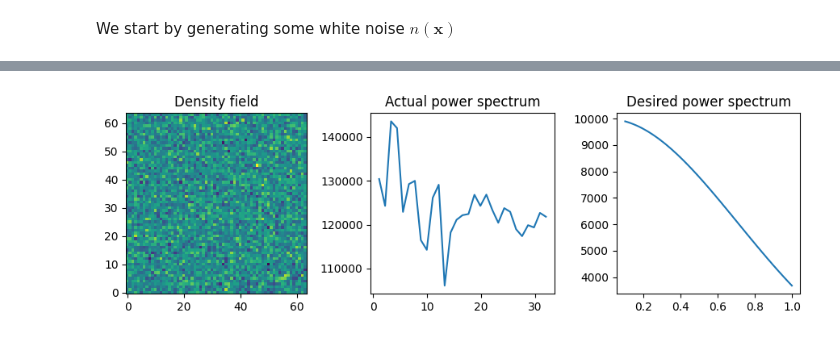
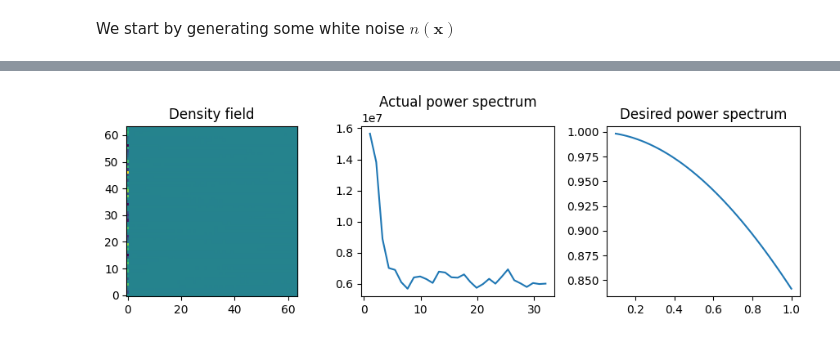
Before and after one commit to andrinr/IC-prediction, a Jupyter notebook: src/ic.ipynb, the cells around one changed output, grey strips where cells are left out. Drawn from its saved outputs; the diff is of its cells as text; code cells hidden in the pictures.

```diff
--- a/src/ic.ipynb
+++ b/src/ic.ipynb
@@ -23,7 +23,7 @@ k, Pk = power_spectrum(delta)
 
 # lets define a desired power spectrum
 k_desired = jnp.linspace(0.1, 1.0, n_grid)
-Pk_desired = 1e4 * jnp.exp(-k_desired**2)
+Pk_desired = jnp.sin(k_desired) / k_desired
 
 
 fig, (ax1, ax2, ax3) = plt.subplots(1, 3, figsize=(9, 3))
@@ -56,10 +58,16 @@ Ax_lin = jnp.sqrt(Pk_desired)
 coords = jnp.linspace(0, n_grid, n_grid, endpoint=False)
 x, y, z = jnp.meshgrid(coords, coords, coords, indexing='ij')
 index_grid = jnp.sqrt(x**2 + y**2 + z**2)
-index_grid -= n_grid_half
 index_grid = jnp.abs(index_grid)
 index_grid = index_grid.astype(jnp.int32)
 
 Ax = Ax_lin.at[index_grid].get()
 
-# delta = jax.scipy.signal.convolve(delta, Ax, mode='full', method='auto')
+print(Ax)
+
+# transform to fourier space
+delta_k = jnp.fft.fftn(delta)
+# apply correlation matrix
+delta_k = jnp.matmul(delta_k, Ax)
+# transform back to real space
+delta = jnp.fft.ifftn(delta_k).real
@@ -66,14 +92,14 @@ Ax = Ax_lin.at[index_grid].get()
 # %%
 k, Pk = power_spectrum(delta)
 
 fig, (ax1, ax2, ax3) = plt.subplots(1, 3, figsize=(9, 3))
-ax1.imshow(delta[n_grid//2], origin='lower')
+ax1.imshow(delta[n_grid_half], origin='lower')
 ax1.set_title('Density field')
 ax2.plot(k, Pk)
 ax2.set_title('Actual power spectrum')
 ax3.plot(k_desired, Pk_desired)
 ax3.set_title('Desired power spectrum')
 
 plt.tight_layout()
 # %% [output]
-[figure, old version]
+[figure, new version]
```
Also changed, not shown: parts of 3 cells of this notebook.
